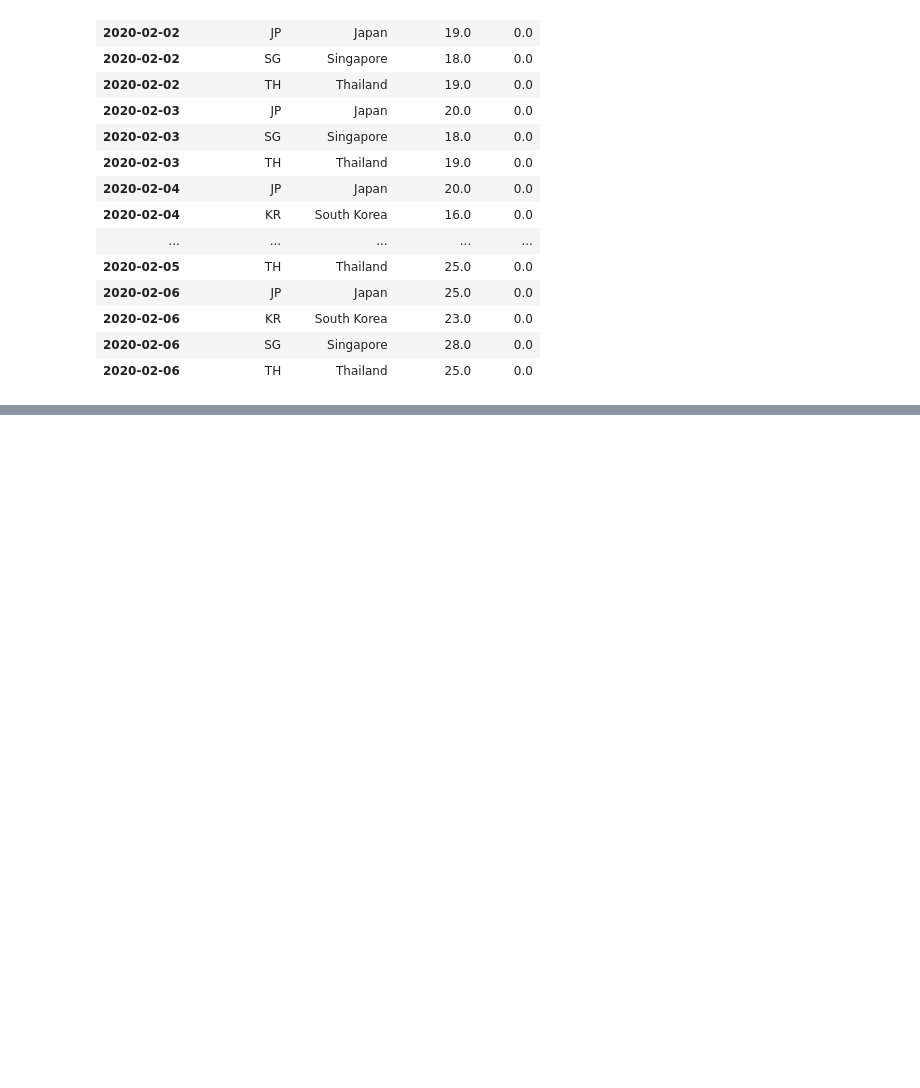
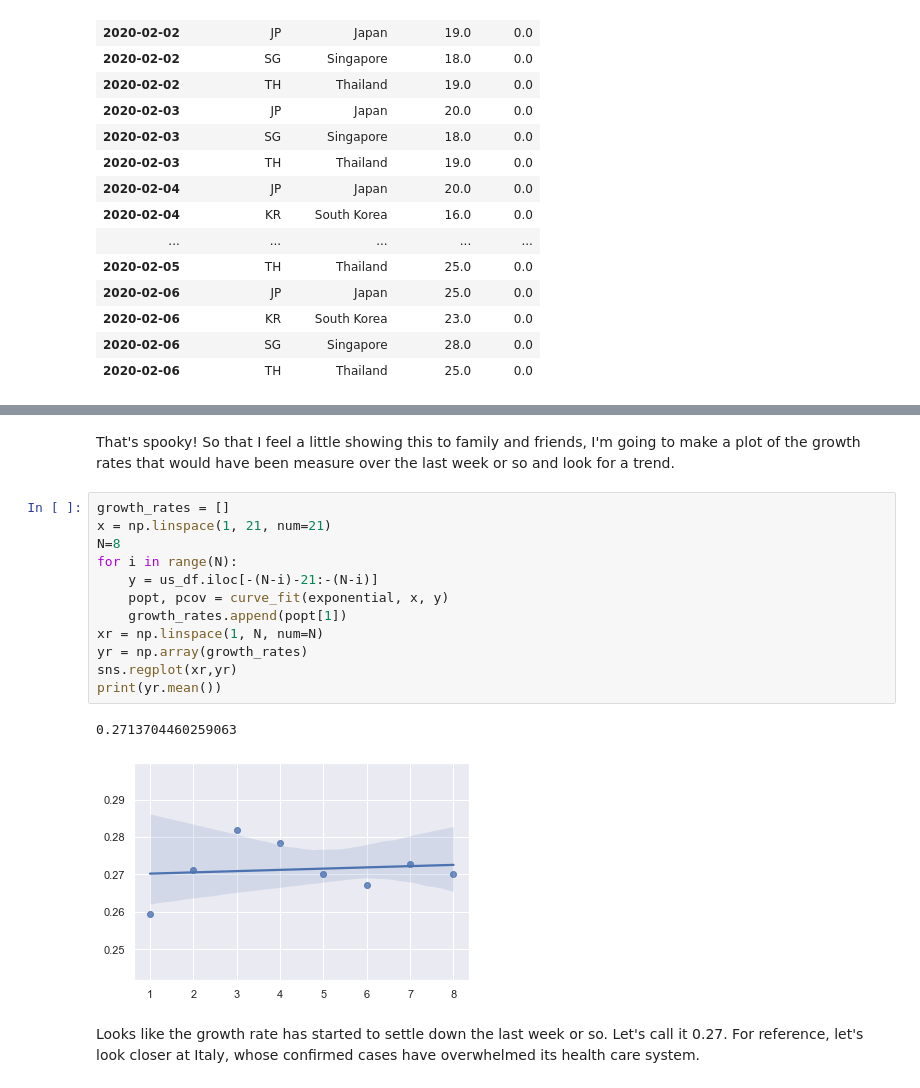
Before and after one commit to ericbrattain/covid-19, a Jupyter notebook: covid_modeling.ipynb, the cells around one changed output, grey strips where cells are left out. Cells and saved outputs as stored; diff of their text form; blank space fills up the shorter version.

```diff
--- a/covid_modeling.ipynb
+++ b/covid_modeling.ipynb
@@ -140,3 +141,22 @@ For reference, let's see how many confirmed cases have shut down Italy and overw
+# %% [markdown]
+That's spooky! So that I feel a little showing this to family and friends, I'm going to make a plot of the growth rates that would have been measure over the last week or so and look for a trend.
+# %%
+growth_rates = []
+x = np.linspace(1, 21, num=21)
+N=8
+for i in range(N):
+    y = us_df.iloc[-(N-i)-21:-(N-i)]
+    popt, pcov = curve_fit(exponential, x, y)
+    growth_rates.append(popt[1])
+xr = np.linspace(1, N, num=N)
+yr = np.array(growth_rates)
+sns.regplot(xr,yr)
+print(yr.mean())
+# %% [output]
+0.2713704460259063
+[figure, added]
+# %% [markdown]
+Looks like the growth rate has  started to settle down the last week or so. Let's call it 0.27. For reference, let's look closer at Italy, whose confirmed cases have overwhelmed its health care system.
 # %%
 it_df = df[df['CountryCode'] == 'IT']['Confirmed']
 it_df.tail(21).plot()
```
Also changed, not shown: parts of 33 cells of this notebook.
